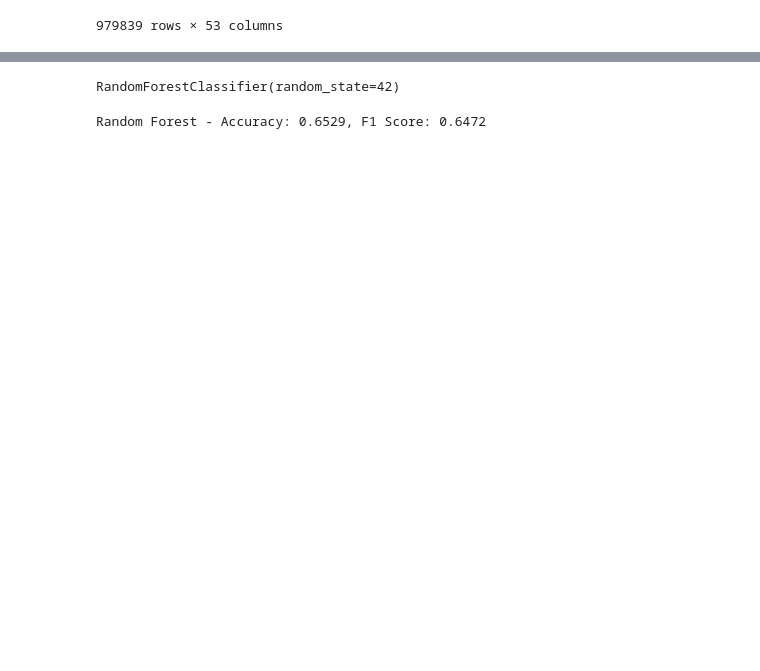
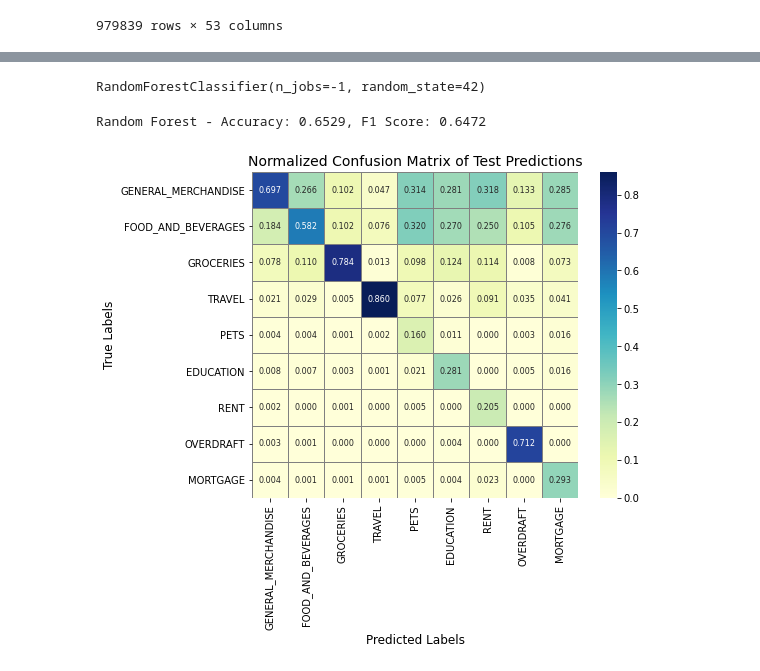
Before and after one commit to danielrmathew/prism-data-credit, a Jupyter notebook: tracy_notebook.ipynb, the cells around one changed output, grey strips where cells are left out. Drawn from its saved outputs; the diff is of its cells as text; code cells hidden in the pictures; blank space fills up the shorter version.

Commit message:
updated master with rf classifier, cleaned tracy notebook

```diff
--- a/tracy_notebook.ipynb
+++ b/tracy_notebook.ipynb
@@ -695,8 +647,8 @@ y = outflows_encoded['category']  # target variable
 # %%
 X_train, X_test, y_train, y_test = train_test_split(X, y, test_size=0.25, random_state=42)
 # %%
-rf_model = RandomForestClassifier(n_estimators=100, random_state=42)
+rf_model = RandomForestClassifier(n_estimators=100, random_state=42, n_jobs=-1)
 rf_model.fit(X_train, y_train)
 # %% [output]
-RandomForestClassifier(random_state=42)
+RandomForestClassifier(n_jobs=-1, random_state=42)
 # %%
@@ -709,3 +660,19 @@ rf_f1 = f1_score(y_test, y_pred_rf, average='weighted')
 print(f"Random Forest - Accuracy: {rf_acc:.4f}, F1 Score: {rf_f1:.4f}")
 # %% [output]
 Random Forest - Accuracy: 0.6529, F1 Score: 0.6472
+# %%
+from sklearn.metrics import confusion_matrix
+cm = confusion_matrix(y_test, y_pred_rf, labels=y_test.unique(), normalize='pred')
+class_labels = y_test.value_counts().sort_values(ascending=False).index
+cm_df = pd.DataFrame(cm, index=class_labels, columns=class_labels)
+
+plt.figure(figsize=(8, 6))
+sns.heatmap(cm_df, annot=True, fmt=".3f", cmap="YlGnBu", cbar=True,
+            linewidths=0.5, linecolor='gray', square=True, annot_kws={"size": 8})
+
+plt.xlabel("Predicted Labels", fontsize=12)
+plt.ylabel("True Labels", fontsize=12)
+plt.title("Normalized Confusion Matrix of Test Predictions", fontsize=14)
+plt.show()
+# %% [output]
+[figure, added]
```
Also changed, not shown: parts of 46 cells of this notebook.
